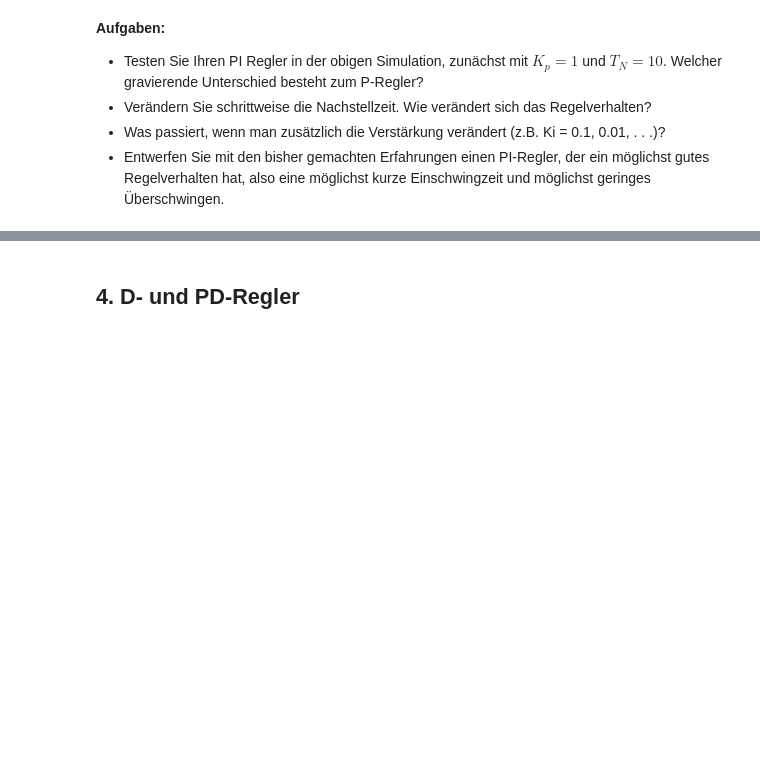
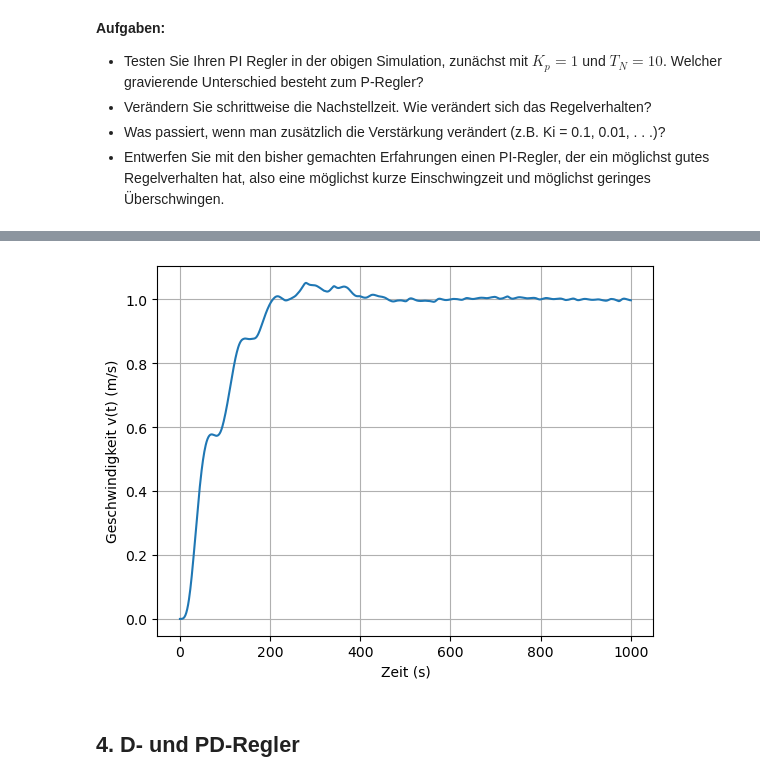
Before and after one commit to Atomarverseucht/AIN, a Jupyter notebook: 3/technische-grundlagen-der-kuenstlichen-intelligenz/versuch5/versuch5.ipynb, the cells around one changed output, grey strips where cells are left out. Saved outputs shown, nothing was run; the diff lists cells and outputs as text; code cells hidden in the pictures; blank space fills up the shorter version.

```diff
--- a/3/technische-grundlagen-der-kuenstlichen-intelligenz/versuch5/versuch5.ipynb
+++ b/3/technische-grundlagen-der-kuenstlichen-intelligenz/versuch5/versuch5.ipynb
@@ -225,3 +244,8 @@ class PIController:
+# %%
+optimalPI = PIController(1,100,1)
+pltCtrl(optimalPI)
+# %% [output]
+[figure, added]
 # %% [markdown]
 ## 4. D- und PD-Regler
 # %% [markdown]
```
Also changed, not shown: parts of 10 cells of this notebook.
